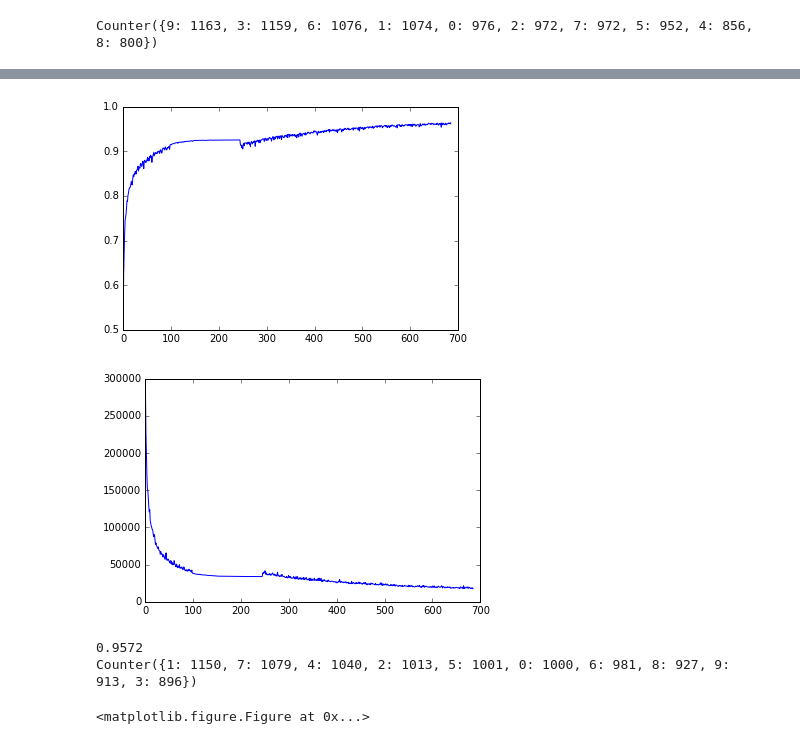
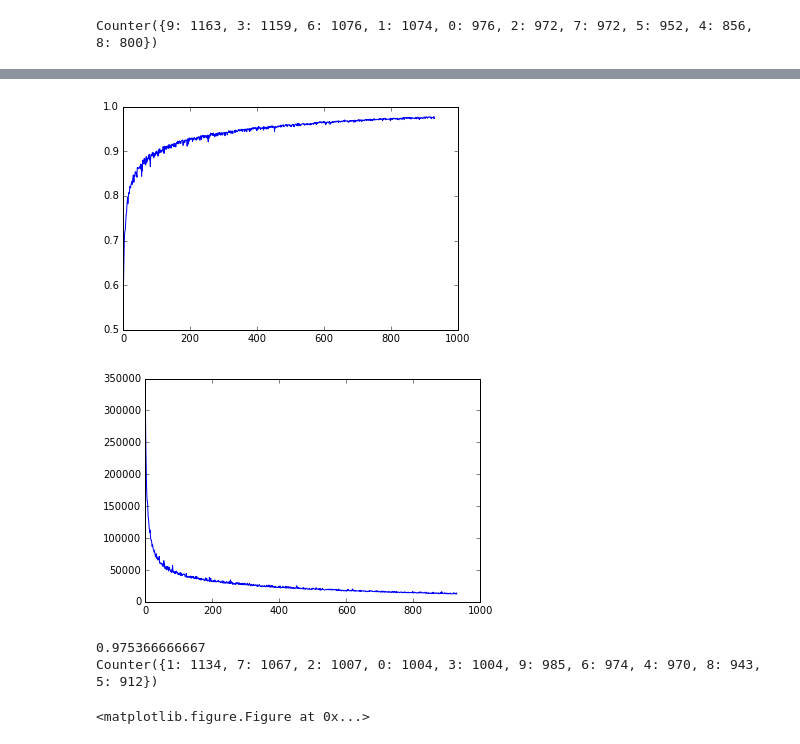
Before and after one commit to HongKit/Neural-Network-Digit-Classifier, a Jupyter notebook: HW6.ipynb, the cells around one changed output, grey strips where cells are left out. Cells and saved outputs as stored; diff of their text form; code cells hidden in the pictures.

```diff
--- a/HW6.ipynb
+++ b/HW6.ipynb
@@ -435,11 +457,8 @@ class NeuralNetMax(object):
     def predict(self, X):
         return np.argmax(self.forward(X), axis = 1)
 # %%
+import time
 NNM4 = NeuralNetMax(X, y, costFN = cross_entropy_cost)
-NNM4.V = NNM3.V
-NNM4.W = NNM3.W
-NNM4.J = NNM3.J
-NNM4.train_err = NNM3.train_err
 
 startTime = time.clock()
 print(NNM4.costFunction())
@@ -447,6 +466,4 @@ NNM4.train()
 print(NNM4.costFunction())
 endTime = time.clock()
 print("Training finished in {} seconds".format(endTime-startTime))
-with open('NNM4.pickle', 'wb') as f:
-    pickle.dump(NNM4, f, pickle.HIGHEST_PROTOCOL)
 # %% [output]
@@ -456,12 +473,30 @@ Training finished in 477.9003031492375 seconds
+# %%
+with open('V.pickle', 'wb') as f:
+    pickle.dump(NNM4.V, f, pickle.HIGHEST_PROTOCOL)
+with open('W.pickle', 'wb') as f:
+    pickle.dump(NNM4.W, f, pickle.HIGHEST_PROTOCOL)
+with open('J.pickle', 'wb') as f:
+    pickle.dump(NNM4.J, f, pickle.HIGHEST_PROTOCOL)
+with open('train_err.pickle', 'wb') as f:
+    pickle.dump(NNM4.train_err, f, pickle.HIGHEST_PROTOCOL)
+# %%
+NNM4 = NeuralNetMax(X, y, costFN = cross_entropy_cost)
+
+with open('V.pickle', 'rb') as f:
+    NNM4.V = pickle.load(f)
+with open('W.pickle', 'rb') as f:
+    NNM4.W = pickle.load(f)
+with open('J.pickle', 'rb') as f:
+    NNM4.J = pickle.load(f)
+with open('train_err.pickle', 'rb') as f:
+    NNM4.train_err = pickle.load(f)
 # %%
 startTime = time.clock()
 print(NNM4.costFunction())
-for i in range(3):
+for i in range(12):
     NNM4.train()
     print(i)
 print(NNM4.costFunction())
 endTime = time.clock()
 print("Training finished in {} seconds".format(endTime-startTime))
-with open('NNM4.pickle', 'wb') as f:
-    pickle.dump(NNM4, f, pickle.HIGHEST_PROTOCOL)
 # %% [output]
@@ -481,27 +523,29 @@ Training finished in 117:11.55534115784667
 # %%
+get_ipython().magic(u'matplotlib inline')
 import csv
 from collections import Counter
+import matplotlib.pyplot as plt
 
 plt.plot(1-np.array(NNM4.train_err))
 plt.show()
 plt.clf()
 
 plt.plot(NNM4.J)
 plt.show()
 plt.clf()
 
 print(1-NNM4.training_error())
 
 predictions = NNM4.predict(test_img)
 print(Counter(predictions))
 with open('digit-results-MAX4.csv', 'w', newline='') as csvfile:
     spamwriter = csv.writer(csvfile, delimiter=',')
     spamwriter.writerow(['Id'] + ['Category'])
     for i in range(len(predictions)):
         spamwriter.writerow([i+1, predictions[i]])
 # %% [output]
-[figure, old version]
+[figure, new version]
-[figure, old version]
+[figure, new version]
-0.9572
-Counter({1: 1150, 7: 1079, 4: 1040, 2: 1013, 5: 1001, 0: 1000, 6: 981, 8: 927, 9: 913, 3: 896})
+0.975366666667
+Counter({1: 1134, 7: 1067, 2: 1007, 0: 1004, 3: 1004, 9: 985, 6: 974, 4: 970, 8: 943, 5: 912})
 <matplotlib.figure.Figure at 0x...>
```
Also changed, not shown: parts of 7 cells of this notebook.
